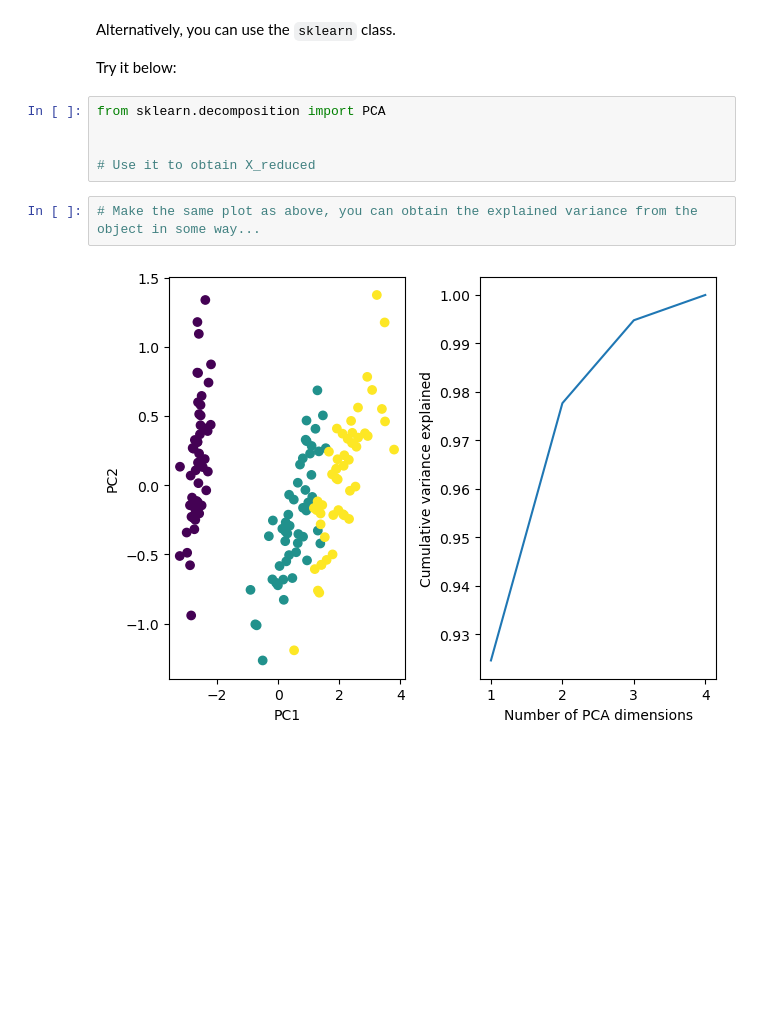
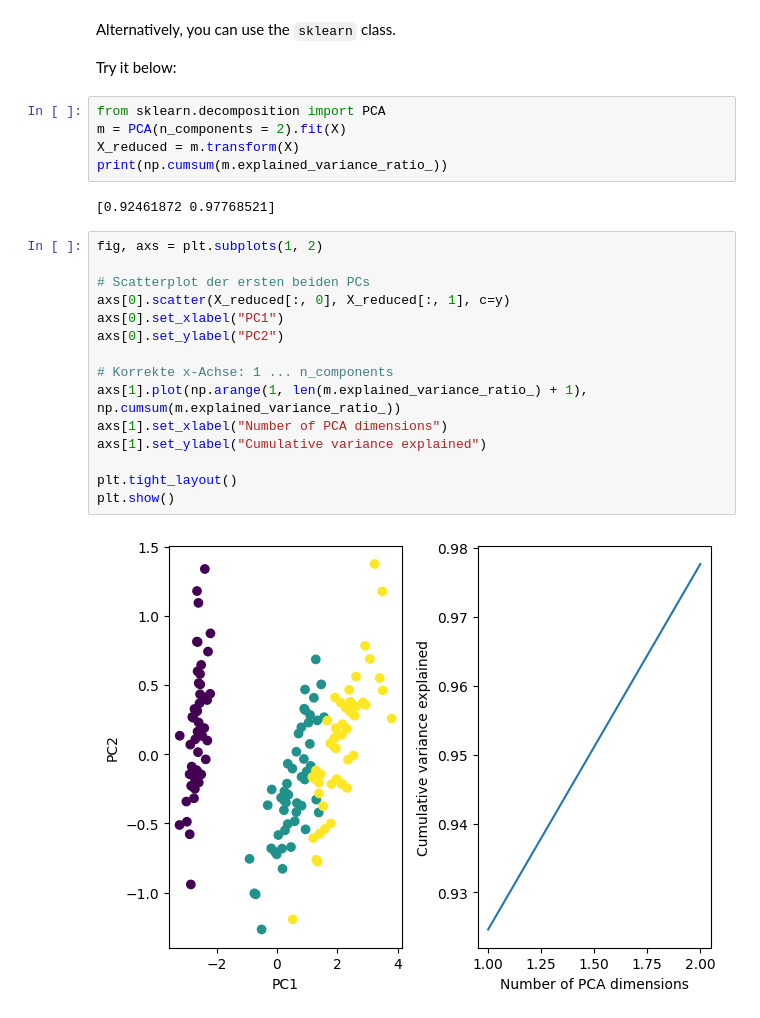
Before and after one commit to FritNik/MasterKL, a Jupyter notebook: Mathematical Methods of AI/Exercises/HandsOn05 Dimensionality Reduction/introduction_to_pca.ipynb, the cells around one changed output. Drawn from its saved outputs; the diff is of its cells as text; blank space fills up the shorter version.

```diff
--- a/Mathematical Methods of AI/Exercises/HandsOn05 Dimensionality Reduction/introduction_to_pca.ipynb
+++ b/Mathematical Methods of AI/Exercises/HandsOn05 Dimensionality Reduction/introduction_to_pca.ipynb
@@ -45,10 +81,25 @@ Alternatively, you can use the `sklearn` class.
 Try it below:
 # %%
 from sklearn.decomposition import PCA
-
-
-# Use it to obtain X_reduced
+m = PCA(n_components = 2).fit(X)
+X_reduced = m.transform(X)
+print(np.cumsum(m.explained_variance_ratio_))
+# %% [output]
+[0.92461872 0.97768521]
 # %%
-# Make the same plot as above, you can obtain the explained variance from the object in some way...
+fig, axs = plt.subplots(1, 2)
+
+# Scatterplot der ersten beiden PCs
+axs[0].scatter(X_reduced[:, 0], X_reduced[:, 1], c=y)
+axs[0].set_xlabel("PC1")
+axs[0].set_ylabel("PC2")
+
+# Korrekte x-Achse: 1 ... n_components
+axs[1].plot(np.arange(1, len(m.explained_variance_ratio_) + 1), np.cumsum(m.explained_variance_ratio_))
+axs[1].set_xlabel("Number of PCA dimensions")
+axs[1].set_ylabel("Cumulative variance explained")
+
+plt.tight_layout()
+plt.show()
 # %% [output]
-[figure, old version]
+[figure, new version]
```
Also changed, not shown: parts of 3 cells of this notebook, 1 other file.
